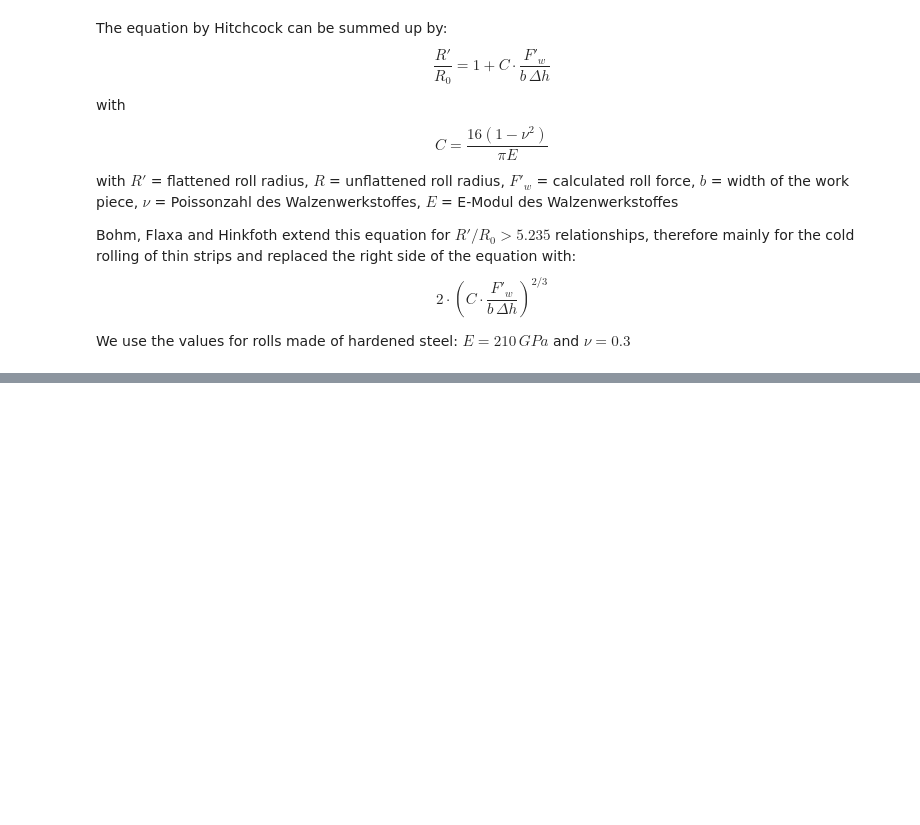
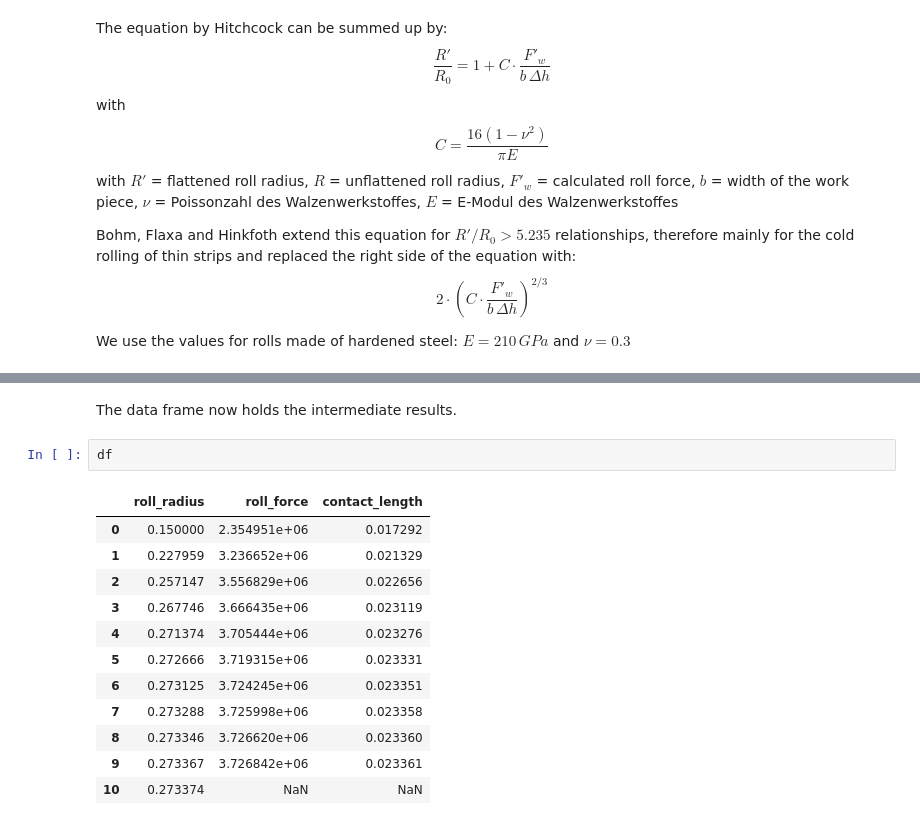
Before and after one commit to Institute-of-Metal-Forming/notebooks-ilsenburg, a Jupyter notebook: roll-flattening/roll_flattening_hitchcock.ipynb, the cells around one changed output, grey strips where cells are left out. Drawn from its saved outputs; the diff is of its cells as text; blank space fills up the shorter version.

```diff
--- a/roll-flattening/roll_flattening_hitchcock.ipynb
+++ b/roll-flattening/roll_flattening_hitchcock.ipynb
@@ -121,0 +145,17 @@ print(f"Finished calculating after {i} iterations.")
+# %% [markdown]
+The data frame now holds the intermediate results.
+# %%
+df
+# %% [output]
+|  | roll_radius | roll_force | contact_length |
+| 0 | 0.150000 | 2.354951e+06 | 0.017292 |
+| 1 | 0.227959 | 3.236652e+06 | 0.021329 |
+| 2 | 0.257147 | 3.556829e+06 | 0.022656 |
+| 3 | 0.267746 | 3.666435e+06 | 0.023119 |
+| 4 | 0.271374 | 3.705444e+06 | 0.023276 |
+| 5 | 0.272666 | 3.719315e+06 | 0.023331 |
+| 6 | 0.273125 | 3.724245e+06 | 0.023351 |
+| 7 | 0.273288 | 3.725998e+06 | 0.023358 |
+| 8 | 0.273346 | 3.726620e+06 | 0.023360 |
+| 9 | 0.273367 | 3.726842e+06 | 0.023361 |
+| 10 | 0.273374 | NaN | NaN |
```
Also changed, not shown: parts of 29 cells of this notebook, 15 other files.
